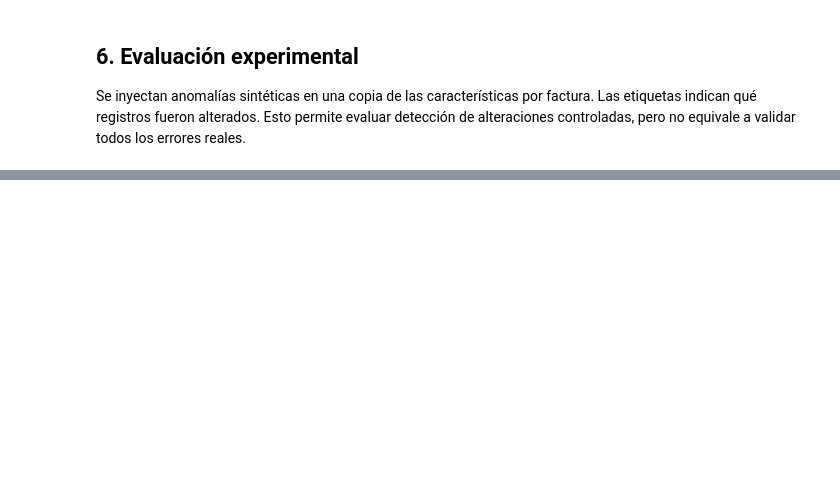
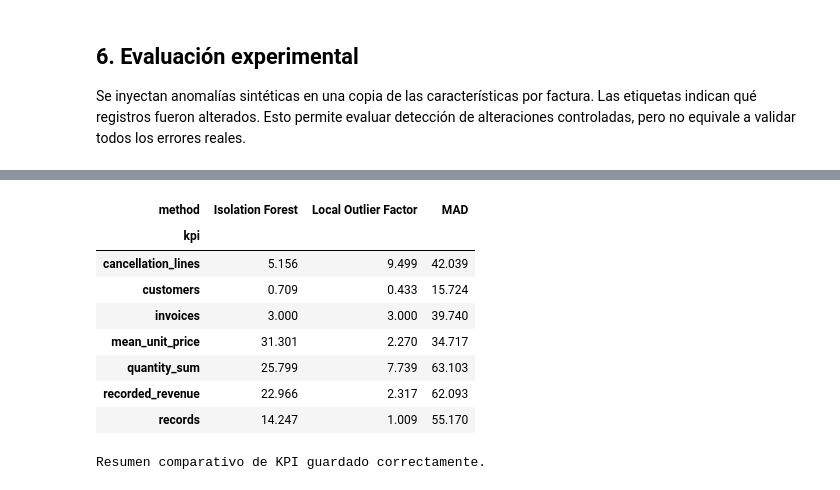
Before and after one commit to Milu2662/BI-PYMES-ML, a Jupyter notebook: notebook/06_experimental_evaluation.ipynb, the cells around one changed output, grey strips where cells are left out. Cells and saved outputs as stored; diff of their text form; code cells hidden in the pictures; blank space fills up the shorter version.

```diff
--- a/notebook/06_experimental_evaluation.ipynb
+++ b/notebook/06_experimental_evaluation.ipynb
@@ -48,0 +289,28 @@ Registra el tamaño de la muestra, el método de muestreo, el porcentaje y mecan
+# %%
+# RESUMEN COMPARATIVO DE SENSIBILIDAD DE KPI
+
+kpi_summary = sensitivity_all.pivot(
+    index="kpi",
+    columns="method",
+    values="difference_pct_of_all"
+)
+
+display(kpi_summary.round(3))
+
+# Guardar tabla comparativa
+kpi_summary.to_csv(
+    PROJECT_DIR / "results/metrics/kpi_sensitivity_summary.csv"
+)
+
+print("Resumen comparativo de KPI guardado correctamente.")
+# %% [output]
+| method | Isolation Forest | Local Outlier Factor | MAD |
+| kpi |  |  |  |
+| cancellation_lines | 5.156 | 9.499 | 42.039 |
+| customers | 0.709 | 0.433 | 15.724 |
+| invoices | 3.000 | 3.000 | 39.740 |
+| mean_unit_price | 31.301 | 2.270 | 34.717 |
+| quantity_sum | 25.799 | 7.739 | 63.103 |
+| recorded_revenue | 22.966 | 2.317 | 62.093 |
+| records | 14.247 | 1.009 | 55.170 |
+Resumen comparativo de KPI guardado correctamente.
```
Also changed, not shown: parts of 11 cells of this notebook.
